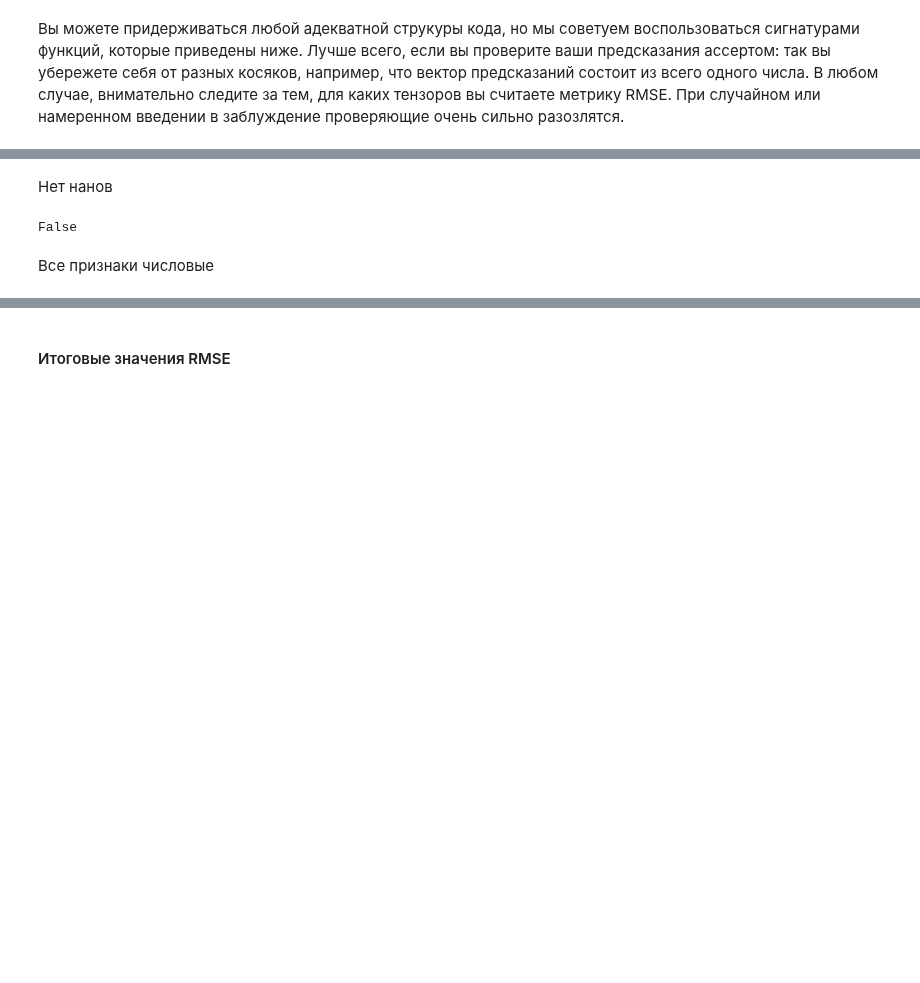
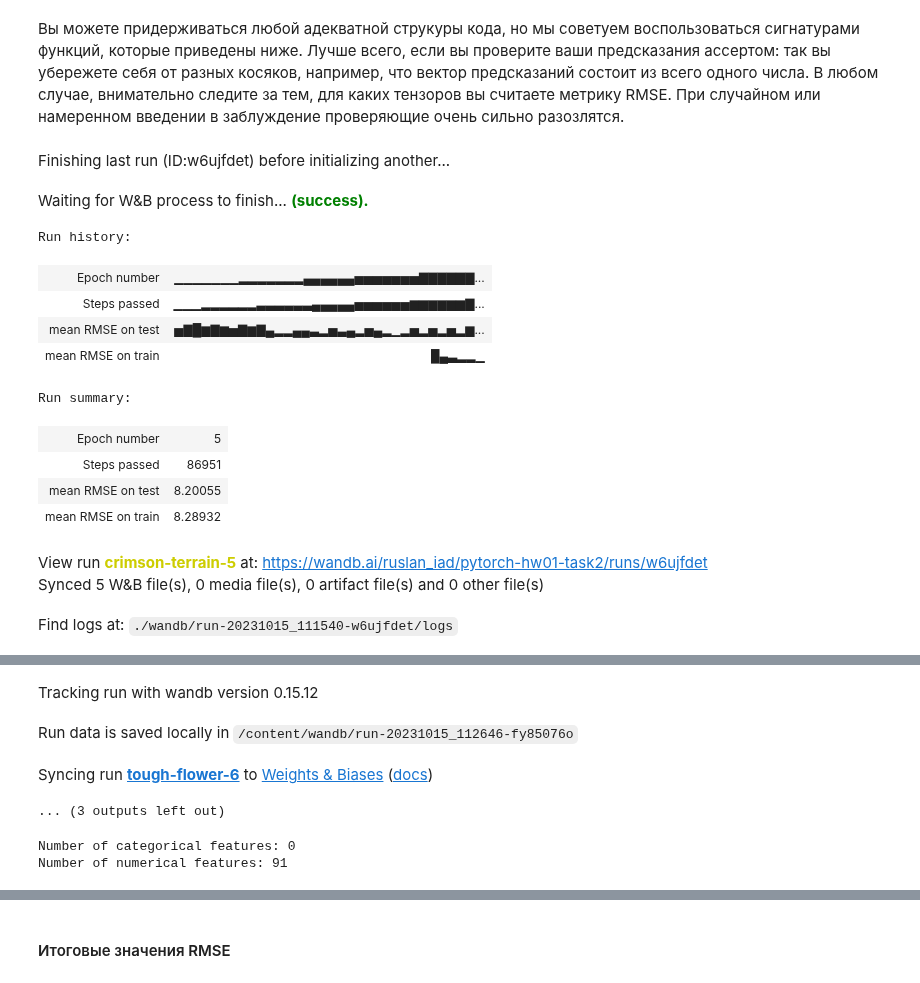
Before and after one commit to RuslanGaliullin/iad-deep-learning, a Jupyter notebook: 2023/homeworks/hw1/homework_01.ipynb, the cells around one changed output, grey strips where cells are left out. Saved outputs shown, nothing was run; the diff lists cells and outputs as text; code cells hidden in the pictures; blank space fills up the shorter version.

```diff
--- a/2023/homeworks/hw1/homework_01.ipynb
+++ b/2023/homeworks/hw1/homework_01.ipynb
@@ -288,3 +300,23 @@ plt.show()
 **ВАЖНО!** Ваше решение должно быть воспроизводимым. Если это не так, то проверяющий имеет право снизить баллы за задание. Чтобы зафиксировать random seed, воспользуйтесь функцией из предыдущего задания.
 # %% [markdown]
 Вы можете придерживаться любой адекватной струкуры кода, но мы советуем воспользоваться сигнатурами функций, которые приведены ниже. Лучше всего, если вы проверите ваши предсказания ассертом: так вы убережете себя от разных косяков, например, что вектор предсказаний состоит из всего одного числа. В любом случае, внимательно следите за тем, для каких тензоров вы считаете метрику RMSE. При случайном или намеренном введении в заблуждение проверяющие очень сильно разозлятся.
+# %%
+# инициализируем проект
+wandb.init(project="pytorch-hw01-task2")
+# public https://wandb.ai/ruslan_iad/pytorch-hw01-task2?workspace=user-rmgaliullin
+# %% [output]
+Finishing last run (ID:w6ujfdet) before initializing another...
+Waiting for W&B process to finish... (success).
+Run history:
+| Epoch number | ▁▁▁▁▁▁▁▂▂▂▂▂▂▂▄▄▄▄▄▄▅▅▅▅▅▅▅▇▇▇▇▇▇... |
+| Steps passed | ▁▁▁▂▂▂▂▂▂▃▃▃▃▃▃▄▄▄▄▄▅▅▅▅▅▅▆▆▆▆▆▆▇... |
+| mean RMSE on test | ▅▇█▆▇▆▅▇▆▇▄▂▂▄▄▃▂▅▃▄▂▅▄▂▁▂▅▂▅▂▅▂▆... |
+| mean RMSE on train | █▄▃▂▂▁ |
+Run summary:
+| Epoch number | 5 |
+| Steps passed | 86951 |
+| mean RMSE on test | 8.20055 |
+| mean RMSE on train | 8.28932 |
+View run crimson-terrain-5 at: https://wandb.ai/ruslan_iad/pytorch-hw01-task2/runs/w6ujfdet
+Synced 5 W&B file(s), 0 media file(s), 0 artifact file(s) and 0 other file(s)
+Find logs at: ./wandb/run-20231015_111540-w6ujfdet/logs
@@ -291,8 +324,13 @@ plt.show()
+Tracking run with wandb version 0.15.12
+Run data is saved locally in /content/wandb/run-20231015_112646-fy85076o
+Syncing run tough-flower-6 to Weights & Biases (docs)
+... (3 outputs left out)
 # %%
 def RMSELoss(yhat,y):
     return torch.sqrt(torch.mean((yhat-y)**2))
 # From https://discuss.pytorch.org/t/rmse-loss-function/16540/2
 # %%
+# На всякий заново определяем данные
 X = df.iloc[:, 1:].values
 y = df.iloc[:, 0].values
 
@@ -301,11 +339,20 @@ X_train = X[:train_size, :]
 y_train = y[:train_size]
 X_test = X[train_size:, :]
 y_test = y[train_size:]
+
+# Проверка, что нет нанов
+assert not df.isnull().sum().any()
+
+# Проверка на категориальные признаки
+categorical_list = []
+numerical_list = []
+for i in df.columns.tolist():
+    if df[i].dtype=='object':
+        categorical_list.append(i)
+    else:
+        numerical_list.append(i)
+print('Number of categorical features:', len(categorical_list))
+print('Number of numerical features:', len(numerical_list))
+# %% [output]
+Number of categorical features: 0
+Number of numerical features: 91
-# %% [markdown]
-Нет нанов
-# %%
-df.isnull().sum().any()
-# %% [output]
-False
-# %% [markdown]
-Все признаки числовые
```
Also changed, not shown: parts of 21 cells of this notebook.
